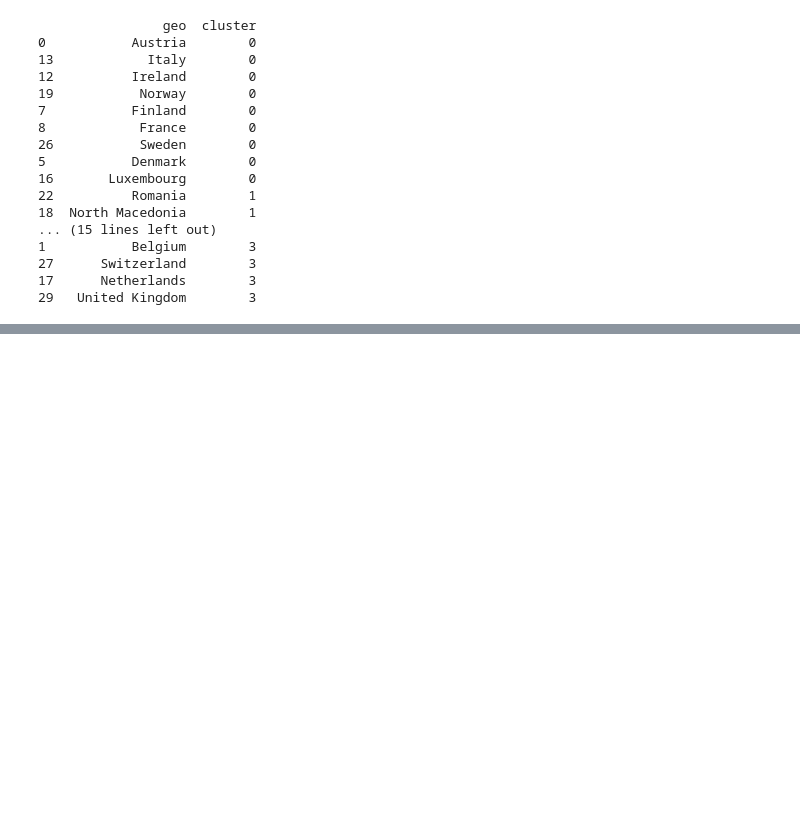
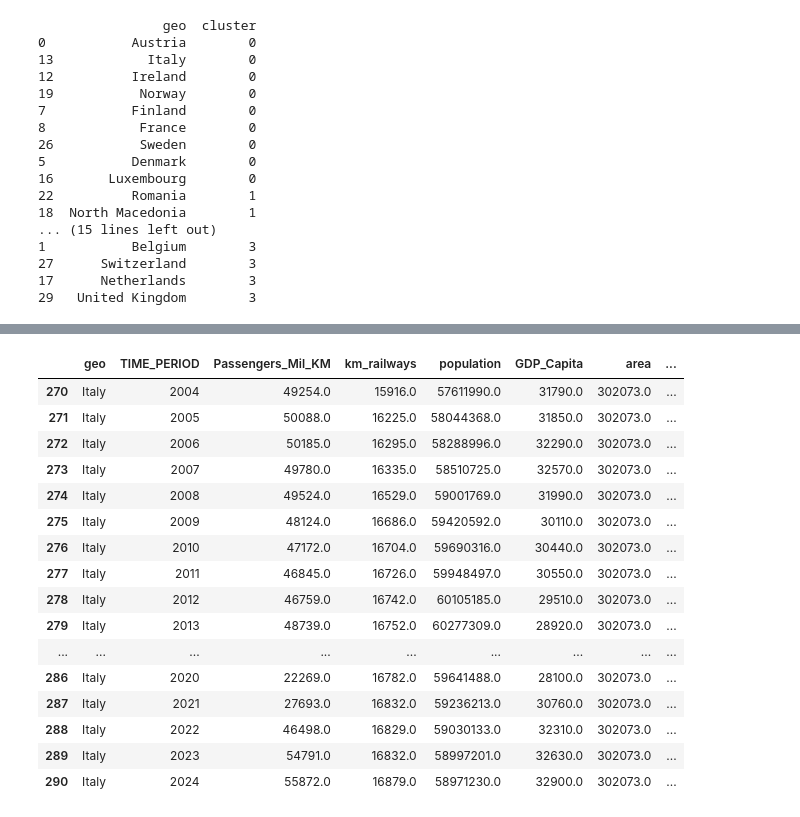
Before and after one commit to stelu-transferarbeit/train_analysis, a Jupyter notebook: TransferArbeit.ipynb, the cells around one changed output, grey strips where cells are left out. Cells and saved outputs as stored; diff of their text form; code cells hidden in the pictures; blank space fills up the shorter version.

```diff
--- a/TransferArbeit.ipynb
+++ b/TransferArbeit.ipynb
@@ -1649,0 +1776,20 @@ print(profile[['geo', 'cluster']].sort_values('cluster').to_string())
+# %%
+df[df["geo"] == "Italy"]
+# %% [output]
+|  | geo | TIME_PERIOD | Passengers_Mil_KM | km_railways | population | GDP_Capita | area | ... |
+| 270 | Italy | 2004 | 49254.0 | 15916.0 | 57611990.0 | 31790.0 | 302073.0 | ... |
+| 271 | Italy | 2005 | 50088.0 | 16225.0 | 58044368.0 | 31850.0 | 302073.0 | ... |
+| 272 | Italy | 2006 | 50185.0 | 16295.0 | 58288996.0 | 32290.0 | 302073.0 | ... |
+| 273 | Italy | 2007 | 49780.0 | 16335.0 | 58510725.0 | 32570.0 | 302073.0 | ... |
+| 274 | Italy | 2008 | 49524.0 | 16529.0 | 59001769.0 | 31990.0 | 302073.0 | ... |
+| 275 | Italy | 2009 | 48124.0 | 16686.0 | 59420592.0 | 30110.0 | 302073.0 | ... |
+| 276 | Italy | 2010 | 47172.0 | 16704.0 | 59690316.0 | 30440.0 | 302073.0 | ... |
+| 277 | Italy | 2011 | 46845.0 | 16726.0 | 59948497.0 | 30550.0 | 302073.0 | ... |
+| 278 | Italy | 2012 | 46759.0 | 16742.0 | 60105185.0 | 29510.0 | 302073.0 | ... |
+| 279 | Italy | 2013 | 48739.0 | 16752.0 | 60277309.0 | 28920.0 | 302073.0 | ... |
+| ... | ... | ... | ... | ... | ... | ... | ... | ... |
+| 286 | Italy | 2020 | 22269.0 | 16782.0 | 59641488.0 | 28100.0 | 302073.0 | ... |
+| 287 | Italy | 2021 | 27693.0 | 16832.0 | 59236213.0 | 30760.0 | 302073.0 | ... |
+| 288 | Italy | 2022 | 46498.0 | 16829.0 | 59030133.0 | 32310.0 | 302073.0 | ... |
+| 289 | Italy | 2023 | 54791.0 | 16832.0 | 58997201.0 | 32630.0 | 302073.0 | ... |
+| 290 | Italy | 2024 | 55872.0 | 16879.0 | 58971230.0 | 32900.0 | 302073.0 | ... |
```
Also changed, not shown: parts of 21 cells of this notebook, 1 other file.
